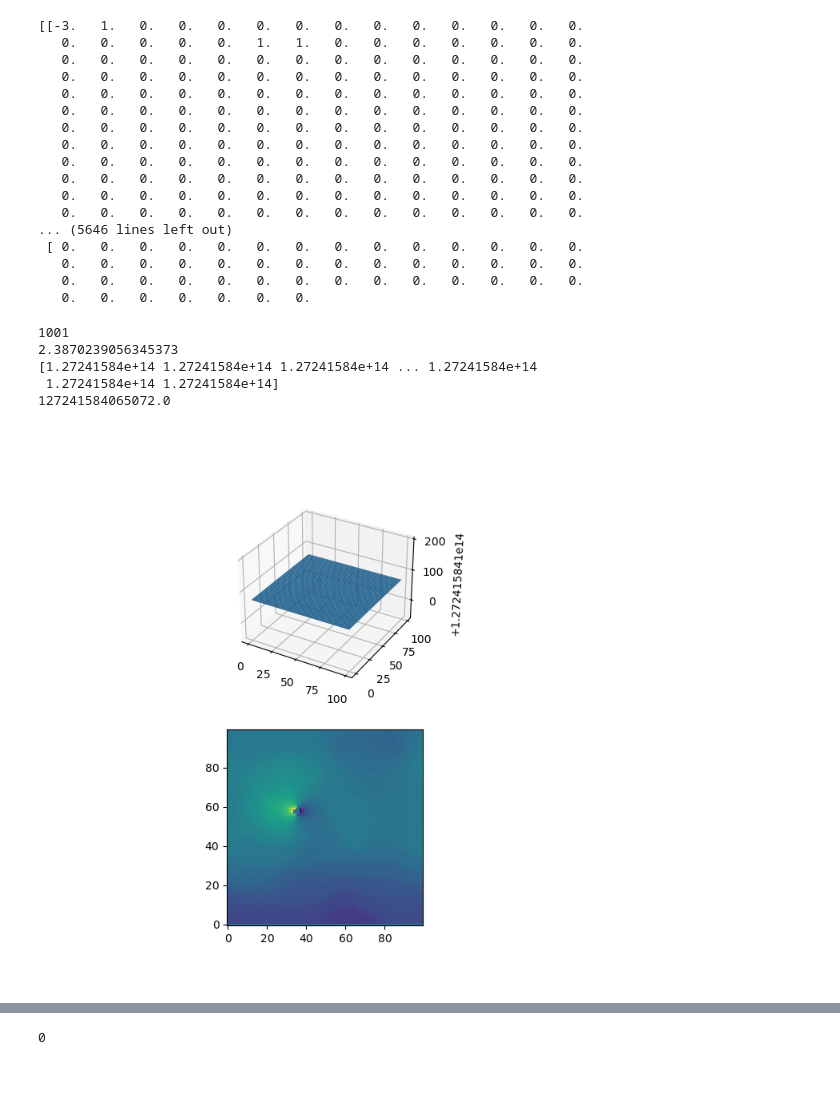
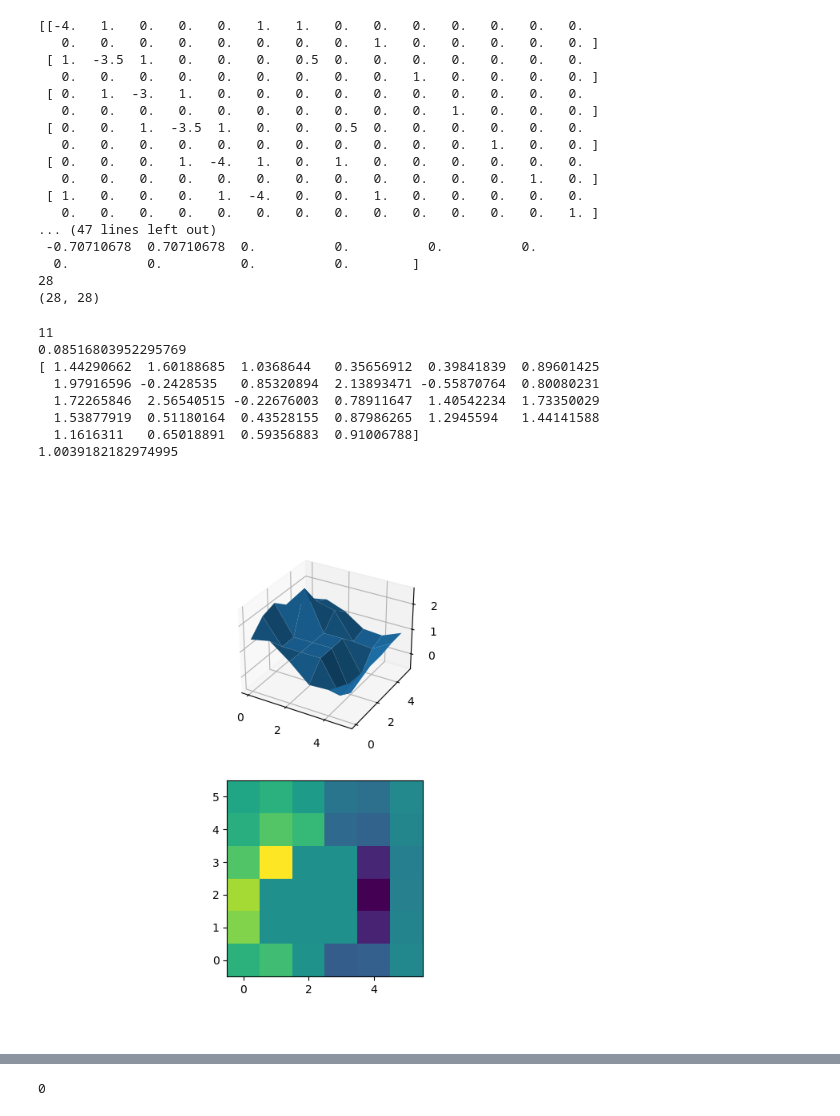
Before and after one commit to vladamakaric/navierstokes, a Jupyter notebook: ns copy.ipynb, the cells around one changed output, grey strips where cells are left out. Drawn from its saved outputs; the diff is of its cells as text; code cells hidden in the pictures; blank space fills up the shorter version.

Commit message:
Wraparound on both dimensions (torus)
If I want a vertical or horizontal boundary I can
just draw it on the grid, that blocks the
wraparound.

```diff
--- a/ns copy.ipynb
+++ b/ns copy.ipynb
@@ -5,8 +5,8 @@ import bitmap_editor
 importlib.reload(bitmap_editor)
 import numpy as np
 
-height = 10
-width = 10
+height = 6
+width = 6
 bitmap_matrix = np.zeros(shape=(height,width))
 bitmapEditor = bitmap_editor.BitmapEditor(bitmap_matrix)
 # %% [output]
@@ -26,13 +19,10 @@ grid = np.flip(np.copy(bitmap_matrix), 0)
 
 ######### Actual simulation code
 
-fluid_cells = navier_stokes.fluid_cells2(grid)
+fluid_cells = navier_stokes.fluid_cells(grid)
 fluid_cell_index = navier_stokes.fluid_cell_index(fluid_cells, grid.shape)
 
-# navier_stokes.simplify_normals(fluid_cells)
-
-A, b = navier_stokes.projection_A(fluid_cells, fluid_cell_index, grid.shape[1])
-# b = navier_stokes.projection_b(fluid_cells)
+A, b = navier_stokes.projection_A(fluid_cells, fluid_cell_index, grid.shape)
 
 print(len(b))
 
@@ -81,30 +74,30 @@ print(b)
 print(len(b))
 print(A.shape)
 # %% [output]
-[[-3.   1.   0.   0.   0.   0.   0.   0.   0.   0.   0.   0.   0.   0.
-   0.   0.   0.   0.   0.   1.   1.   0.   0.   0.   0.   0.   0.   0.
-   0.   0.   0.   0.   0.   0.   0.   0.   0.   0.   0.   0.   0.   0.
-   0.   0.   0.   0.   0.   0.   0.   0.   0.   0.   0.   0.   0.   0.
-   0.   0.   0.   0.   0.   0.   0.   0.   0.   0.   0.   0.   0.   0.
-   0.   0.   0.   0.   0.   0.   0.   0.   0.   0.   0.   0.   0.   0.
-   0.   0.   0.   0.   0.   0.   0.   0.   0.   0.   0.   0.   0.   0.
-   0.   0.   0.   0.   0.   0.   0.   0.   0.   0.   0.   0.   0.   0.
-   0.   0.   0.   0.   0.   0.   0.   0.   0.   0.   0.   0.   0.   0.
-   0.   0.   0.   0.   0.   0.   0.   0.   0.   0.   0.   0.   0.   0.
-   0.   0.   0.   0.   0.   0.   0.   0.   0.   0.   0.   0.   0.   0.
-   0.   0.   0.   0.   0.   0.   0.   0.   0.   0.   0.   0.   0.   0.
-... (5646 lines left out)
- [ 0.   0.   0.   0.   0.   0.   0.   0.   0.   0.   0.   0.   0.   0.
-   0.   0.   0.   0.   0.   0.   0.   0.   0.   0.   0.   0.   0.   0.
-   0.   0.   0.   0.   0.   0.   0.   0.   0.   0.   0.   0.   0.   0.
-   0.   0.   0.   0.   0.   0.   0.
+[[-4.   1.   0.   0.   0.   1.   1.   0.   0.   0.   0.   0.   0.   0.
+   0.   0.   0.   0.   0.   0.   0.   0.   1.   0.   0.   0.   0.   0. ]
+ [ 1.  -3.5  1.   0.   0.   0.   0.5  0.   0.   0.   0.   0.   0.   0.
+   0.   0.   0.   0.   0.   0.   0.   0.   0.   1.   0.   0.   0.   0. ]
+ [ 0.   1.  -3.   1.   0.   0.   0.   0.   0.   0.   0.   0.   0.   0.
+   0.   0.   0.   0.   0.   0.   0.   0.   0.   0.   1.   0.   0.   0. ]
+ [ 0.   0.   1.  -3.5  1.   0.   0.   0.5  0.   0.   0.   0.   0.   0.
+   0.   0.   0.   0.   0.   0.   0.   0.   0.   0.   0.   1.   0.   0. ]
+ [ 0.   0.   0.   1.  -4.   1.   0.   1.   0.   0.   0.   0.   0.   0.
+   0.   0.   0.   0.   0.   0.   0.   0.   0.   0.   0.   0.   1.   0. ]
+ [ 1.   0.   0.   0.   1.  -4.   0.   0.   1.   0.   0.   0.   0.   0.
+   0.   0.   0.   0.   0.   0.   0.   0.   0.   0.   0.   0.   0.   1. ]
+... (47 lines left out)
+ -0.70710678  0.70710678  0.          0.          0.          0.
+  0.          0.          0.          0.        ]
+28
+(28, 28)
 # %%
 %matplotlib widget
 import pyamg
 
 ml = pyamg.ruge_stuben_solver(A)  # Build the multigrid hierarchy
 residuals = []
-x = ml.solve(b, tol=1e-8, maxiter=1000, residuals=residuals)
+x = ml.solve(b, tol=1e-8, maxiter=10, residuals=residuals)
 print(len(residuals))
 print(residuals[-1])
 # x = np.linalg.solve(A,b)
@@ -114,39 +107,42 @@ print(x)
 mesh = np.zeros(shape=(height,width))
 
 avg = np.average(x)
 print(avg)
 
 for j in range(0,height):
     for i in range(0,width):
         fluid_cell = fluid_cell_index[j][i]
         if fluid_cell is None:
             mesh[j][i] = avg
             continue
         if fluid_cell.boundary_normal is not None:
             # TODO: Calculate the ghost cell value.
             mesh[j][i] = avg
             continue
 
         # if grid[j][i]:
         # index = fluid_cell_index[j][i]
         mesh[j][i] = x[fluid_cell.non_boundary_index]
 
 
 fig = plt.figure(figsize=(7,7))
 ax = fig.add_subplot(211, projection='3d')
 ax2 = fig.add_subplot(212)
 ax2.imshow(mesh, interpolation='none', origin='lower')
 
 # plt.imshow(mesh, interpolation='none', origin='lower')
 ax.plot_surface(X,Y,mesh)
 plt.show()
 # %% [output]
-1001
-2.3870239056345373
-[1.27241584e+14 1.27241584e+14 1.27241584e+14 ... 1.27241584e+14
- 1.27241584e+14 1.27241584e+14]
-127241584065072.0
+11
+0.08516803952295769
+[ 1.44290662  1.60188685  1.0368644   0.35656912  0.39841839  0.89601425
+  1.97916596 -0.2428535   0.85320894  2.13893471 -0.55870764  0.80080231
+  1.72265846  2.56540515 -0.22676003  0.78911647  1.40542234  1.73350029
+  1.53877919  0.51180164  0.43528155  0.87986265  1.2945594   1.44141588
+  1.1616311   0.65018891  0.59356883  0.91006788]
+1.0039182182974995
-[figure, old version]
+[figure, new version]
 # %%
 U = np.zeros(shape=mesh.shape)
 V = np.zeros(shape=mesh.shape)
```
Also changed, not shown: parts of 3 cells of this notebook, 2 other files.
